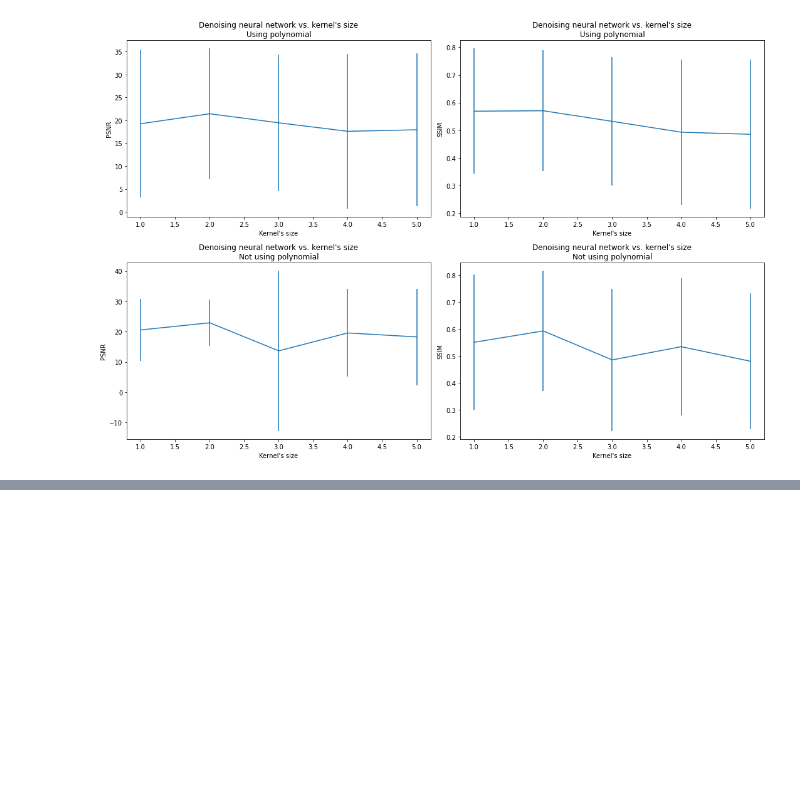
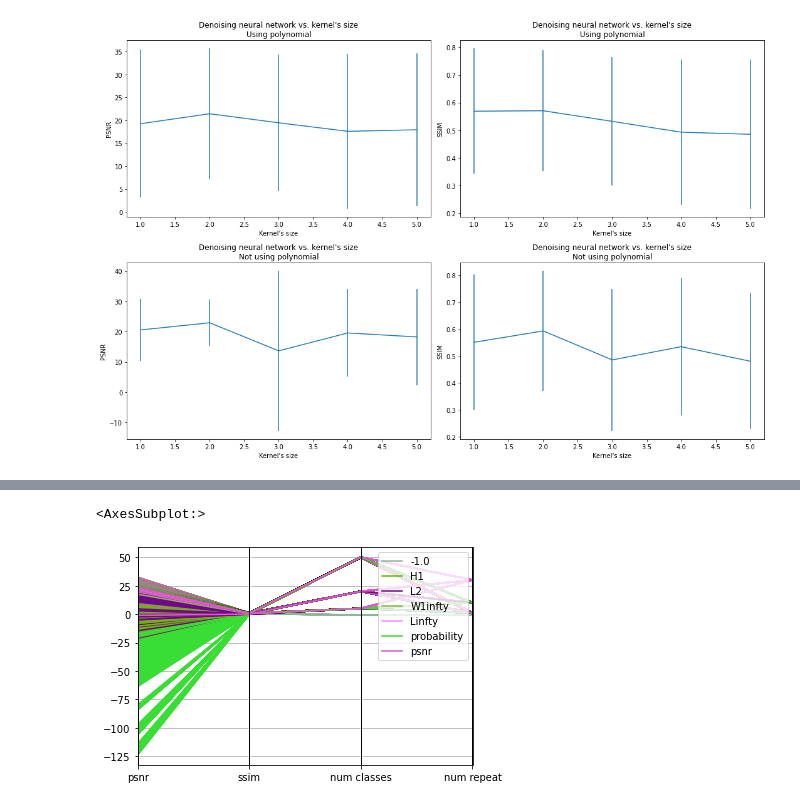
Before and after one commit to erjel/ortega_master_thesis, a Jupyter notebook: 7_apr/general/comparing.ipynb, the cells around one changed output, grey strips where cells are left out. Cells and saved outputs as stored; diff of their text form; code cells hidden in the pictures; blank space fills up the shorter version.

```diff
--- a/7_apr/general/comparing.ipynb
+++ b/7_apr/general/comparing.ipynb
@@ -436,3 +436,5 @@ plt.tight_layout()
 plt.show()
 # %% [output]
 [figure]
+# %%
+df = pd.read_csv('./general_comparison.csv')
@@ -438,0 +457,9 @@ plt.show()
+# %%
+pd.plotting.parallel_coordinates(
+
+    df[['loss','psnr','ssim','num classes','num repeat']], 'loss', color=('#556270', '#4ECDC4', '#C7F464')
+
+)
+# %% [output]
+<AxesSubplot:>
+[figure, added]
```
Also changed, not shown: parts of 2 cells of this notebook, 17 other files.
